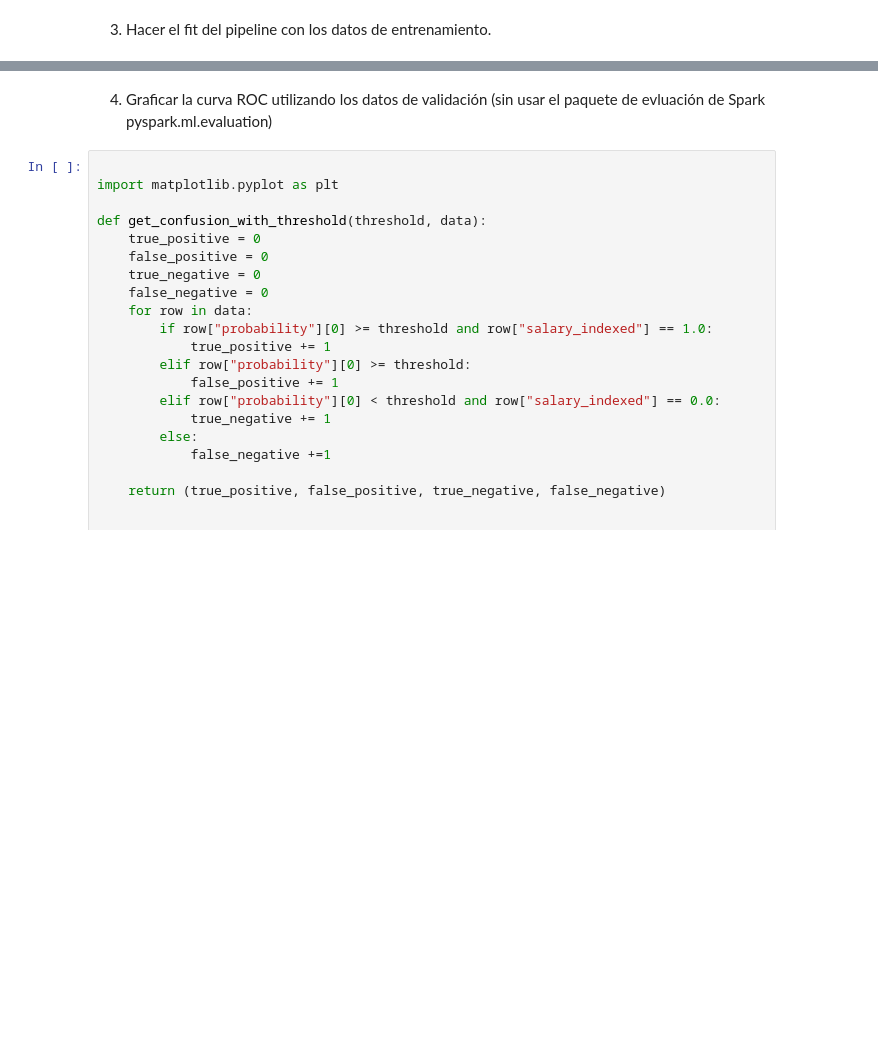
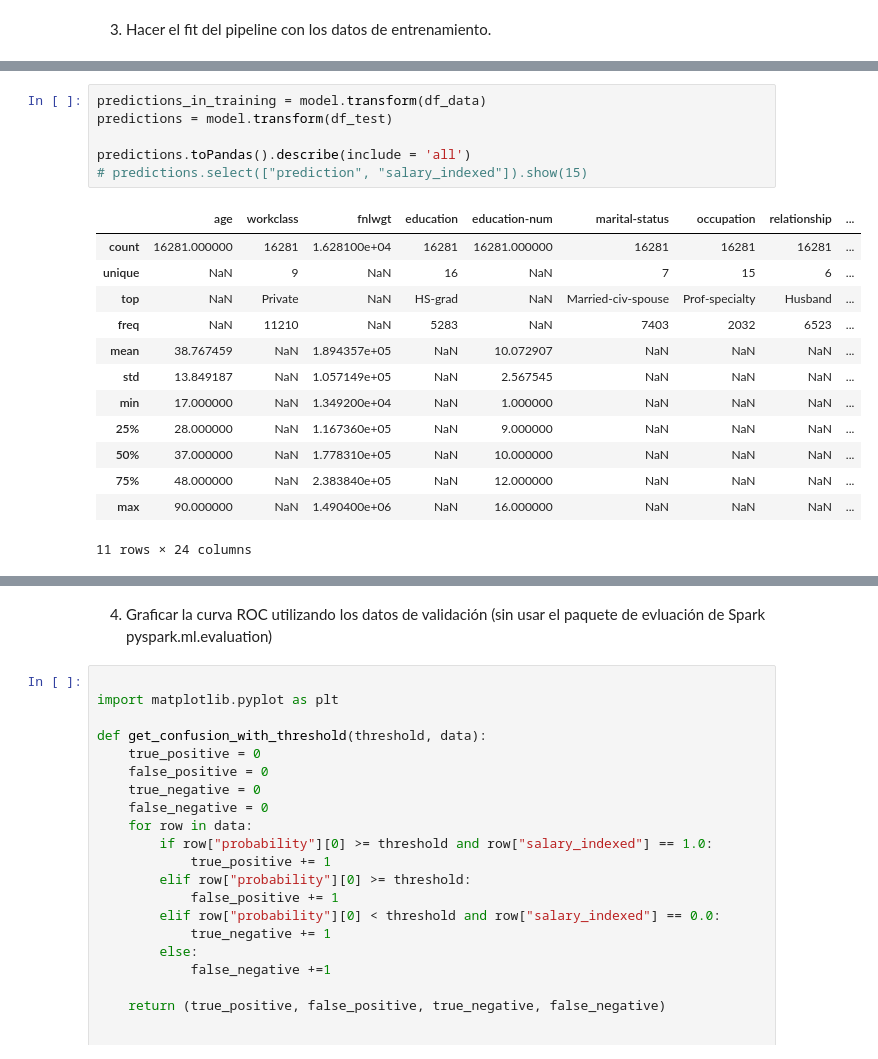
Before and after one commit to zmartin1/oblig2bigdata, a Jupyter notebook: Obligatorio 2.ipynb, the cells around one changed output, grey strips where cells are left out. Drawn from its saved outputs; the diff is of its cells as text; blank space fills up the shorter version.

```diff
--- a/Obligatorio 2.ipynb
+++ b/Obligatorio 2.ipynb
@@ -131 +154,21 @@ pipeline = Pipeline(stages=stages)
+# %%
+predictions_in_training = model.transform(df_data)
+predictions = model.transform(df_test)
+
+predictions.toPandas().describe(include = 'all')
+# predictions.select(["prediction", "salary_indexed"]).show(15)
+# %% [output]
+|  | age | workclass | fnlwgt | education | education-num | marital-status | occupation | relationship | ... |
+| count | 16281.000000 | 16281 | 1.628100e+04 | 16281 | 16281.000000 | 16281 | 16281 | 16281 | ... |
+| unique | NaN | 9 | NaN | 16 | NaN | 7 | 15 | 6 | ... |
+| top | NaN | Private | NaN | HS-grad | NaN | Married-civ-spouse | Prof-specialty | Husband | ... |
+| freq | NaN | 11210 | NaN | 5283 | NaN | 7403 | 2032 | 6523 | ... |
+| mean | 38.767459 | NaN | 1.894357e+05 | NaN | 10.072907 | NaN | NaN | NaN | ... |
+| std | 13.849187 | NaN | 1.057149e+05 | NaN | 2.567545 | NaN | NaN | NaN | ... |
+| min | 17.000000 | NaN | 1.349200e+04 | NaN | 1.000000 | NaN | NaN | NaN | ... |
+| 25% | 28.000000 | NaN | 1.167360e+05 | NaN | 9.000000 | NaN | NaN | NaN | ... |
+| 50% | 37.000000 | NaN | 1.778310e+05 | NaN | 10.000000 | NaN | NaN | NaN | ... |
+| 75% | 48.000000 | NaN | 2.383840e+05 | NaN | 12.000000 | NaN | NaN | NaN | ... |
+| max | 90.000000 | NaN | 1.490400e+06 | NaN | 16.000000 | NaN | NaN | NaN | ... |
+11 rows × 24 columns
 # %%
```
Also changed, not shown: parts of 4 cells of this notebook.
